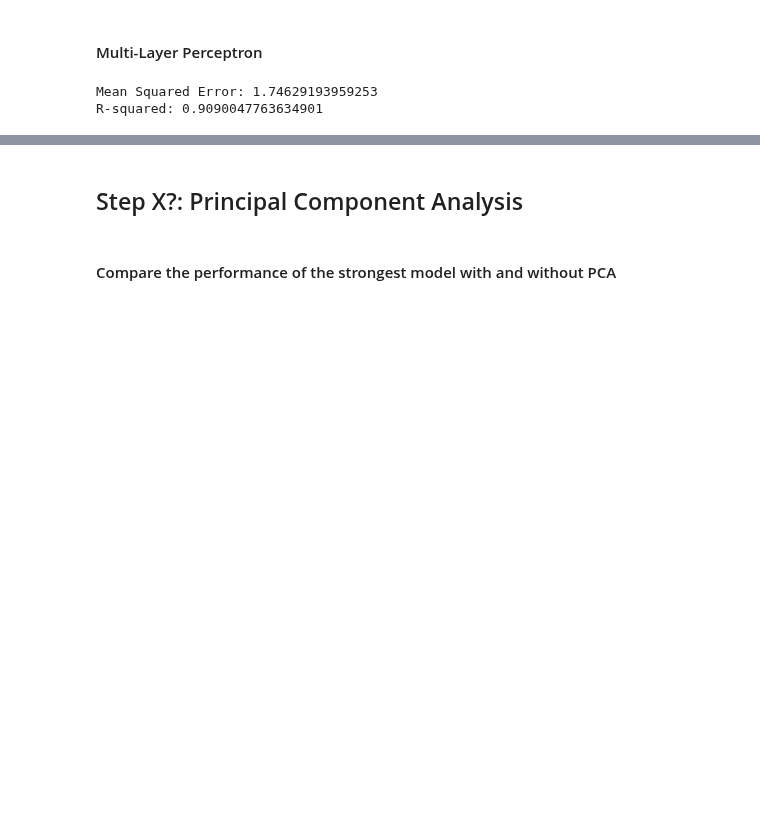
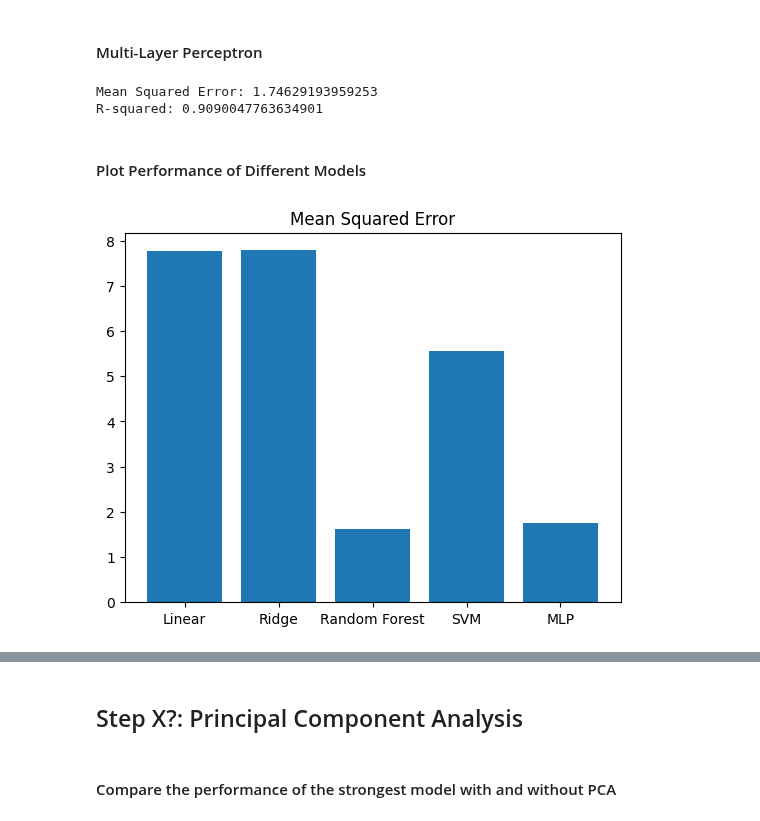
Before and after one commit to JamesJFan/CS6140_MachineLearning_FinalProject_Group1, a Jupyter notebook: CS6140_MachineLearning_FinalProject_Group1.ipynb, the cells around one changed output, grey strips where cells are left out. Saved outputs shown, nothing was run; the diff lists cells and outputs as text; code cells hidden in the pictures; blank space fills up the shorter version.

Commit message:
Add performance graphs

```diff
--- a/CS6140_MachineLearning_FinalProject_Group1.ipynb
+++ b/CS6140_MachineLearning_FinalProject_Group1.ipynb
@@ -218,7 +227,9 @@ R-squared: 0.5945770424874679
 # %% [markdown]
 #### Ridge Regression
 # %%
-model_train_and_eval(ridge, X_train_std, X_test_std, y_train, y_test, "Ridge")
+ridge_mse, ridge_r2 = model_train_and_eval(ridge, X_train_std, X_test_std, y_train, y_test, "Ridge")
+mse_list.append(ridge_mse)
+r2_list.append(ridge_r2)
 # %% [output]
 [figure]
 Mean Squared Error: 7.786628857599313
@@ -226,21 +237,35 @@ R-squared: 0.5942568260166861
 # %% [markdown]
 #### Random Forest
 # %%
-model_train_and_eval(random_forest, X_train_std, X_test_std, y_train, y_test, "Random Forest")
+rf_mse, rf_r2 = model_train_and_eval(random_forest, X_train_std, X_test_std, y_train, y_test, "Random Forest")
+mse_list.append(rf_mse)
+r2_list.append(rf_r2)
 # %% [output]
 Mean Squared Error: 1.6281356271008982
 R-squared: 0.9151616278242775
 # %% [markdown]
 #### Support Vector Machine
 # %%
-model_train_and_eval(svm_model, X_train_std, X_test_std, y_train, y_test, "SVM")
+svm_mse, svm_r2 = model_train_and_eval(svm_model, X_train_std, X_test_std, y_train, y_test, "SVM")
+mse_list.append(svm_mse)
+r2_list.append(svm_r2)
 # %% [output]
 Mean Squared Error: 5.5555411105566685
 R-squared: 0.7105136350254898
 # %% [markdown]
 #### Multi-Layer Perceptron
 # %%
-model_train_and_eval(mlp, X_train_std, X_test_std, y_train, y_test, "MLP")
+mlp_mse, mlp_r2 = model_train_and_eval(mlp, X_train_std, X_test_std, y_train, y_test, "MLP")
+mse_list.append(mlp_mse)
+r2_list.append(mlp_r2)
 # %% [output]
 Mean Squared Error: 1.74629193959253
 R-squared: 0.9090047763634901
+# %% [markdown]
+#### Plot Performance of Different Models
+# %%
+plt.bar(["Linear", "Ridge", "Random Forest", "SVM", "MLP"], mse_list)
+plt.title("Mean Squared Error")
+plt.show()
+# %% [output]
+[figure, added]
```
Also changed, not shown: parts of 5 cells of this notebook.
